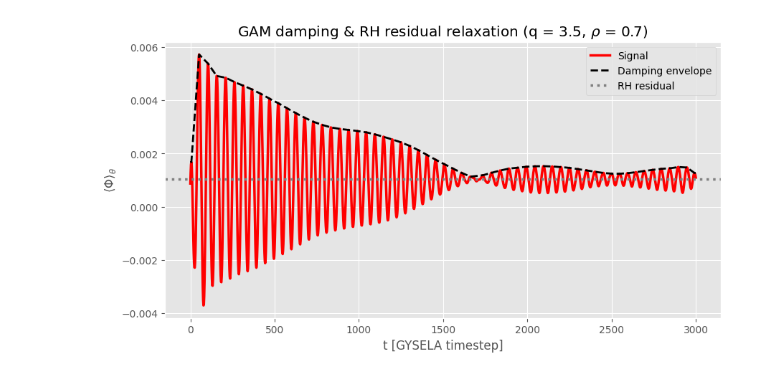
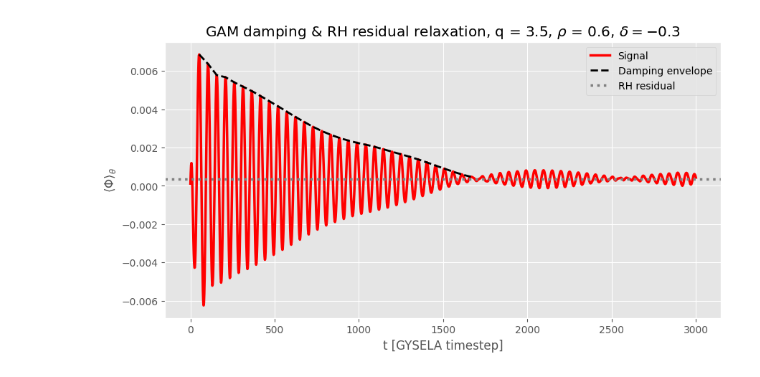
Before and after one commit to seferoni/GYSELA_utils, a Jupyter notebook: post-processing/scripts/exploratory_notebooks/rosenbluth_hinton_mn0.ipynb, the cells around one changed output. Cells and saved outputs as stored; diff of their text form; code cells hidden in the pictures.

```diff
--- a/post-processing/scripts/exploratory_notebooks/rosenbluth_hinton_mn0.ipynb
+++ b/post-processing/scripts/exploratory_notebooks/rosenbluth_hinton_mn0.ipynb
@@ -15,35 +17,37 @@ data_arrays = reader.compile_data_from_directory("Phirth_n0", "C:/Workspace/NSCC
 # %%
-def plot_rosenbluth_hinton(phi2D_list, delta_t, dt_diag, effective_radius = 0.7, residual_window = 100, signal_band_pass = True):
+def plot_rosenbluth_hinton(phi2D_list, delta_t, dt_diag, title_suffix = "", effective_radius = 0.7, residual_window = 100, signal_band_pass = True):
 	# Signal isolation and data processing.
 
 	radial_time_series = utils.generate_poloidally_averaged_time_series(phi2D_list, effective_radius);
 
 	if signal_band_pass:
 		radial_time_series = utils.butterworth_band_pass_filter(radial_time_series, dt_diag);
 
 	# We recover the actual number of simulation time-steps here.
 	# This does not actually change the size of the array, only its spacing.
 	time_range = utils.generate_time_range_by_series(radial_time_series, delta_t, dt_diag);
 	GAM_frequency = utils.extract_gam_frequency(phi2D_list, delta_t, effective_radius);
 	amplitude_envelope = utils.generate_damping_envelope(radial_time_series, GAM_frequency, dt_diag);
 	residual_level = utils.calculate_residual_level(amplitude_envelope, residual_window);
 
 	if signal_band_pass:
 		# Restore residual levels as the band-pass eliminates this information.
 		radial_time_series += residual_level;
 		amplitude_envelope += residual_level;
 
+	visualisation_indices = utils.calculate_physical_envelope_indices(amplitude_envelope);
+
 	# Figure plotting logic.
 	plt.figure(figsize = (10, 5));
-	plt.plot(time_range[:], radial_time_series[:], color = "red", lw = 2.5, label = "Signal");
-	plt.plot(time_range[:], amplitude_envelope[:], color = "black", linestyle = "--", label= "Damping envelope", lw = 2.0);
+	plt.plot(time_range, radial_time_series, color = "red", lw = 2.5, label = "Signal");
+	plt.plot(time_range[visualisation_indices[0] : visualisation_indices[1]], amplitude_envelope[visualisation_indices[0] : visualisation_indices[1]], color = "black", linestyle = "--", label= "Damping envelope", lw = 2.0);
 	plt.axhline(y = residual_level, color = "gray", linestyle = ":", label = f"RH residual", lw = 2.5);
 	plt.xlabel("t [GYSELA timestep]");
 	plt.ylabel(r"$\langle \Phi \rangle_\theta$");
-	plt.title(f"GAM damping & RH residual relaxation (q = 3.5, $\\rho$ = {effective_radius})");
+	plt.title(f"GAM damping & RH residual relaxation, q = 3.5, $\\rho$ = {effective_radius}, {title_suffix}");
 	plt.legend(frameon = True, loc = "upper right");
 	plt.show();
 
-plot_rosenbluth_hinton(data_arrays, delta_t, dt_diag = 50);
+plot_rosenbluth_hinton(data_arrays, delta_t, dt_diag = 50, effective_radius = 0.6, title_suffix = "$\delta = -0.3$");
 # %% [output]
-[figure, old version]
+[figure, new version]
```
Also changed, not shown: parts of 1 cell of this notebook, 2 other files.
